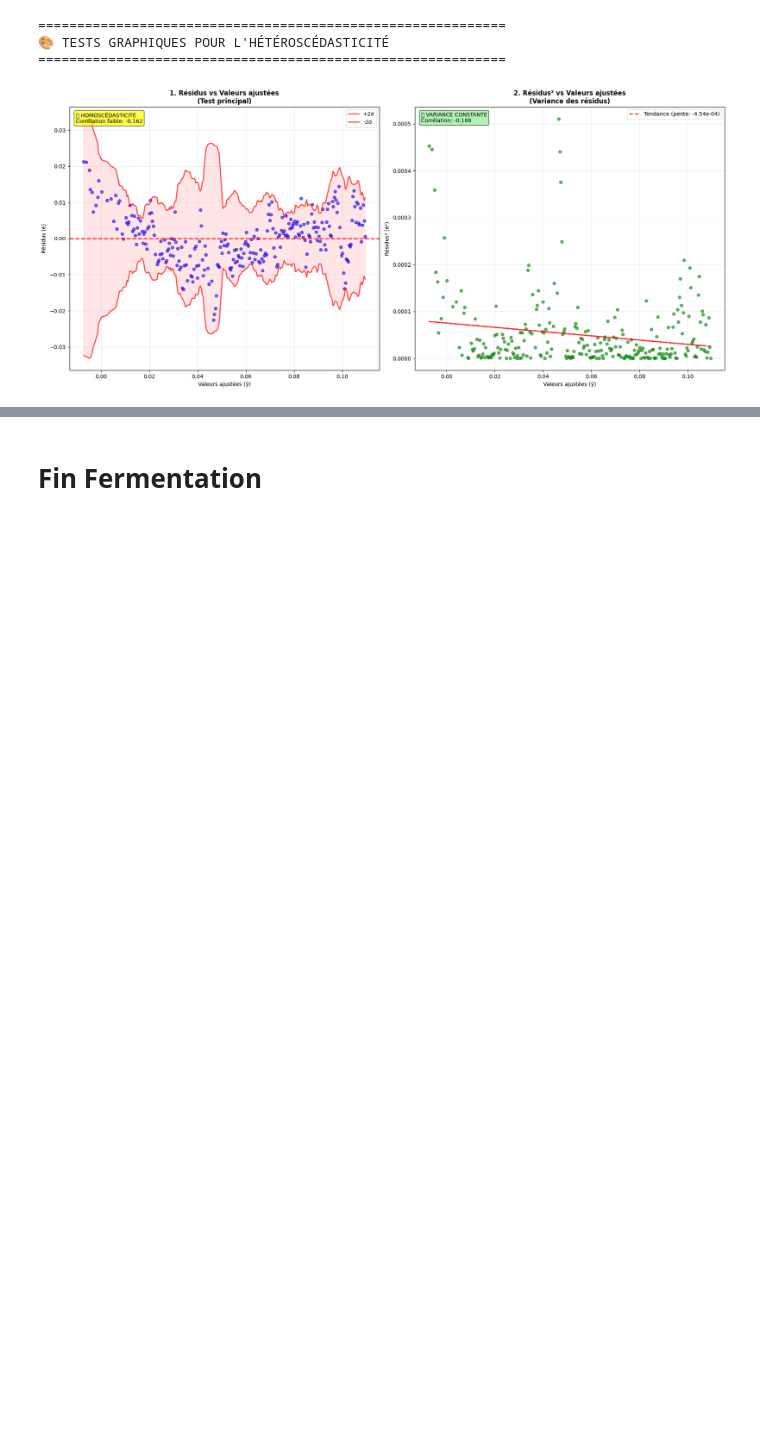
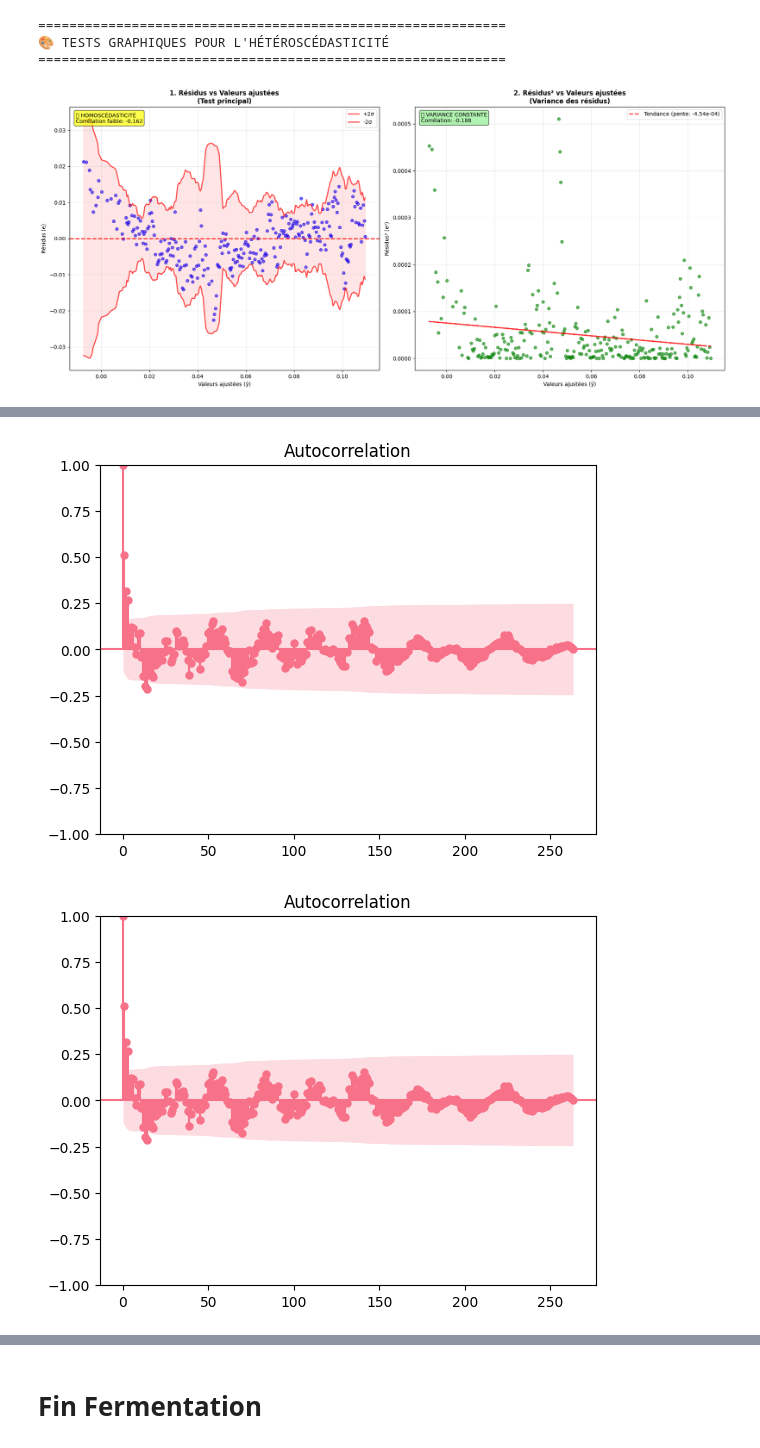
Before and after one commit to bigirimanainnocent12/Regresion_lineaire, a Jupyter notebook: CODE_RAPPORT_DE_STAGE.ipynb, the cells around one changed output, grey strips where cells are left out. Saved outputs shown, nothing was run; the diff lists cells and outputs as text; code cells hidden in the pictures; blank space fills up the shorter version.

```diff
--- a/CODE_RAPPORT_DE_STAGE.ipynb
+++ b/CODE_RAPPORT_DE_STAGE.ipynb
@@ -565,0 +602,6 @@ plt.show()
+# %%
+from statsmodels.graphics.tsaplots import plot_acf
+plot_acf(mode.resid, lags=263)
+# %% [output]
+[figure, added]
+[figure, added]
```
Also changed, not shown: parts of 6 cells of this notebook.
